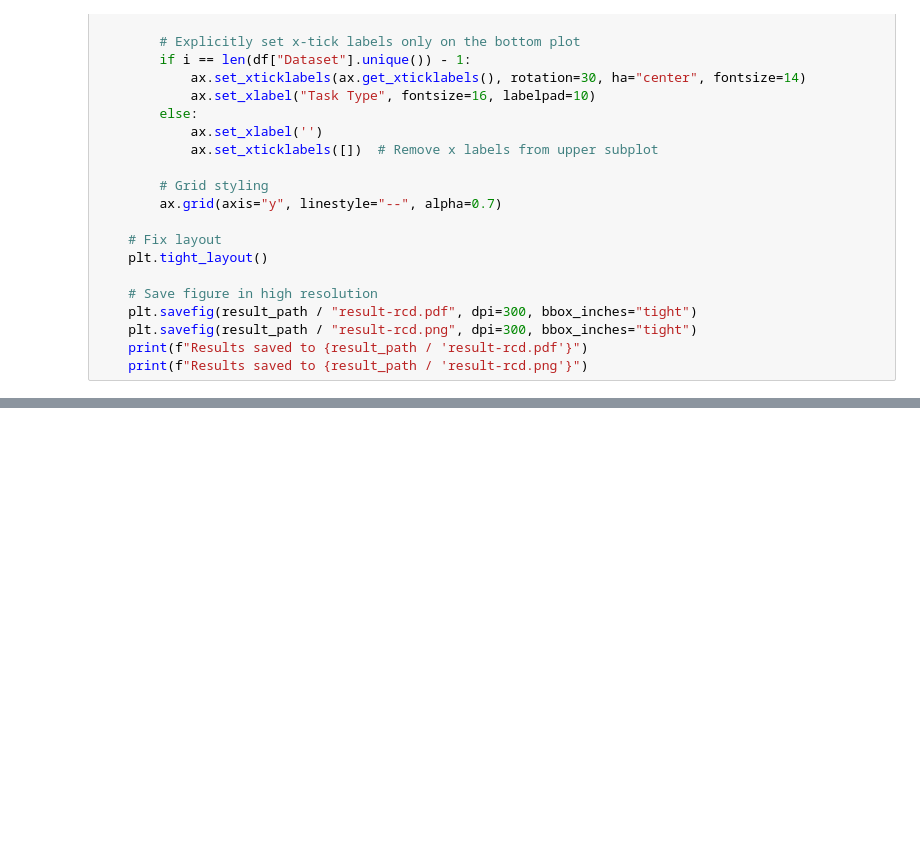
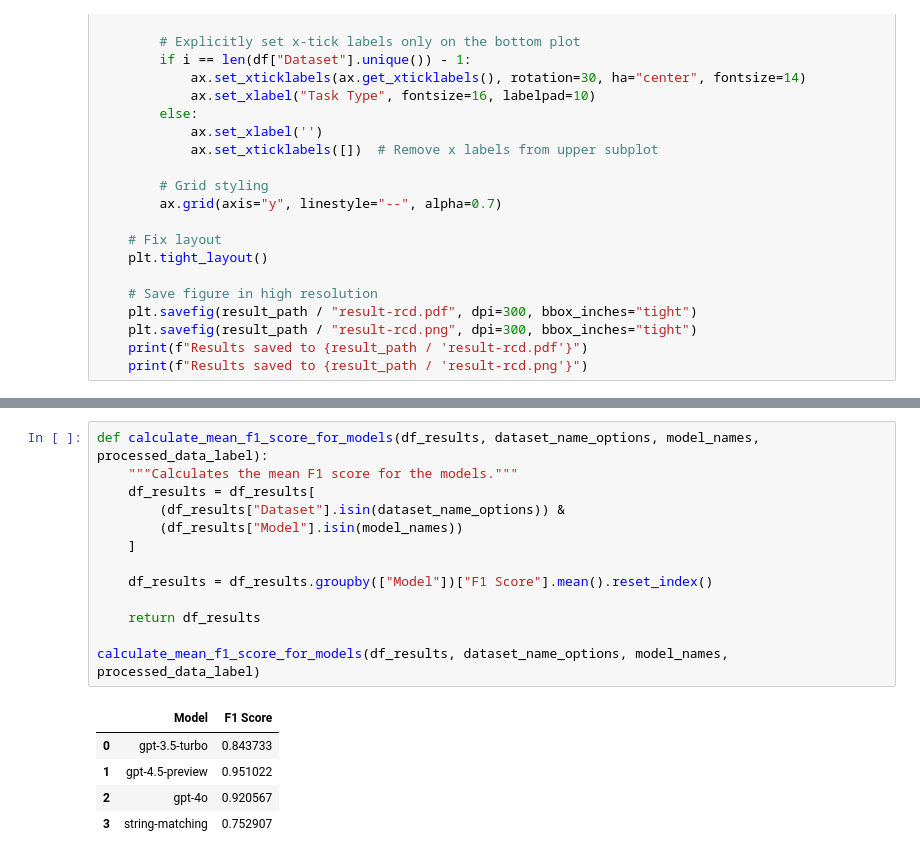
Before and after one commit to guangchen811/tadv, a Jupyter notebook: workflow/s2_experiments/t1_relevant_column_detection/plot_rcd.ipynb, the cells around one changed output, grey strips where cells are left out. Cells and saved outputs as stored; diff of their text form; blank space fills up the shorter version.

Commit message:
added statistics to support evaluation results

```diff
--- a/workflow/s2_experiments/t1_relevant_column_detection/plot_rcd.ipynb
+++ b/workflow/s2_experiments/t1_relevant_column_detection/plot_rcd.ipynb
@@ -67,0 +68,19 @@ Results saved to figs/result-rcd.png
+# %%
+def calculate_mean_f1_score_for_models(df_results, dataset_name_options, model_names, processed_data_label):
+    """Calculates the mean F1 score for the models."""
+    df_results = df_results[
+        (df_results["Dataset"].isin(dataset_name_options)) &
+        (df_results["Model"].isin(model_names))
+    ]
+
+    df_results = df_results.groupby(["Model"])["F1 Score"].mean().reset_index()
+
+    return df_results
+
+calculate_mean_f1_score_for_models(df_results, dataset_name_options, model_names, processed_data_label)
+# %% [output]
+|  | Model | F1 Score |
+| 0 | gpt-3.5-turbo | 0.843733 |
+| 1 | gpt-4.5-preview | 0.951022 |
+| 2 | gpt-4o | 0.920567 |
+| 3 | string-matching | 0.752907 |
```
Also changed, not shown: parts of 1 cell of this notebook, 1 other file.
